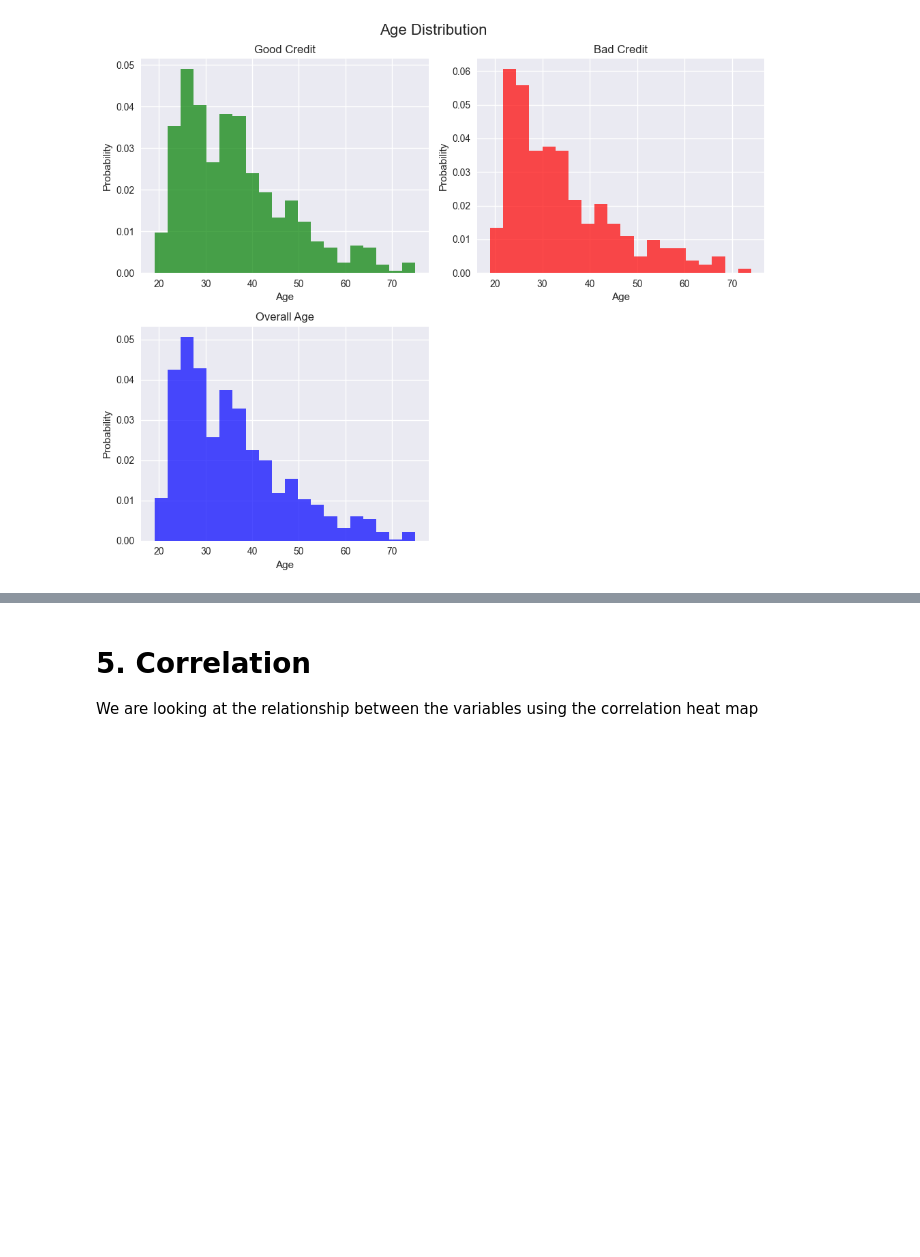
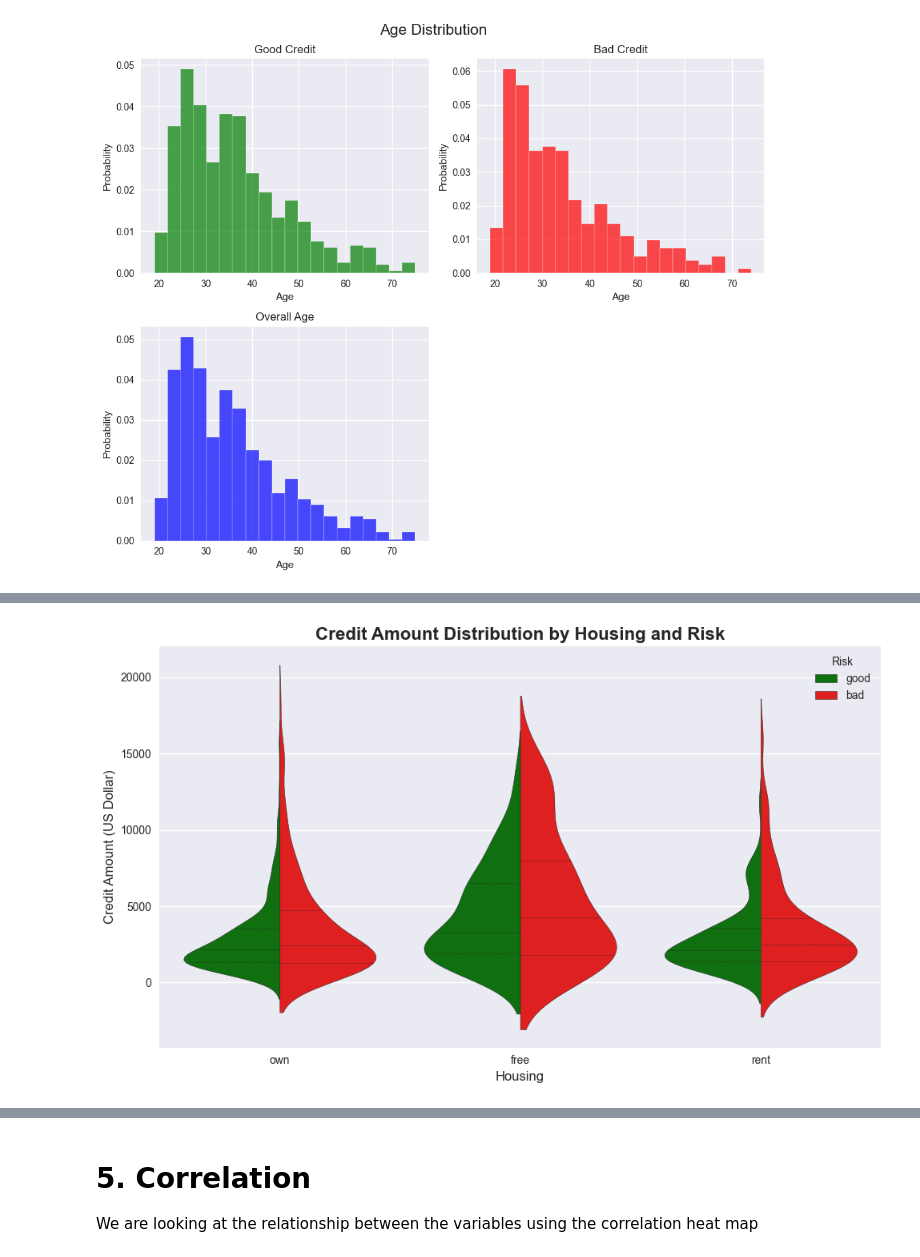
Before and after one commit to WisemanRadebe/Credit-Risk-Modeling, a Jupyter notebook: Notebook.ipynb, the cells around one changed output, grey strips where cells are left out. Saved outputs shown, nothing was run; the diff lists cells and outputs as text; code cells hidden in the pictures; blank space fills up the shorter version.

```diff
--- a/Notebook.ipynb
+++ b/Notebook.ipynb
@@ -186,0 +269,31 @@ plt.show()
+# %%
+# Combine Good and Bad data with a 'Risk' column
+df_good['Risk'] = 'good'
+df_bad['Risk'] = 'bad'
+df_combined = pd.concat([df_good, df_bad])
+
+# Set color palette
+palette = {'good': 'green', 'bad': 'red'}
+
+# Create the violin plot
+plt.figure(figsize=(10,6))
+sns.violinplot(
+    x='Housing',
+    y='Credit amount',
+    hue='Risk',
+    data=df_combined,
+    palette=palette,
+    split=True,       # Split violins to show both groups
+    inner='quartile',      # Shows quartiles inside violin
+    scale='width'     # Makes all violins the same width
+)
+
+# Add titles and labels
+plt.title('Credit Amount Distribution by Housing and Risk', fontsize=16, weight='bold')
+plt.xlabel('Housing', fontsize=12)
+plt.ylabel('Credit Amount (US Dollar)', fontsize=12)
+plt.legend(title='Risk')
+plt.tight_layout()
+plt.show()
+# %% [output]
+[figure, added]
```
Also changed, not shown: parts of 58 cells of this notebook.
